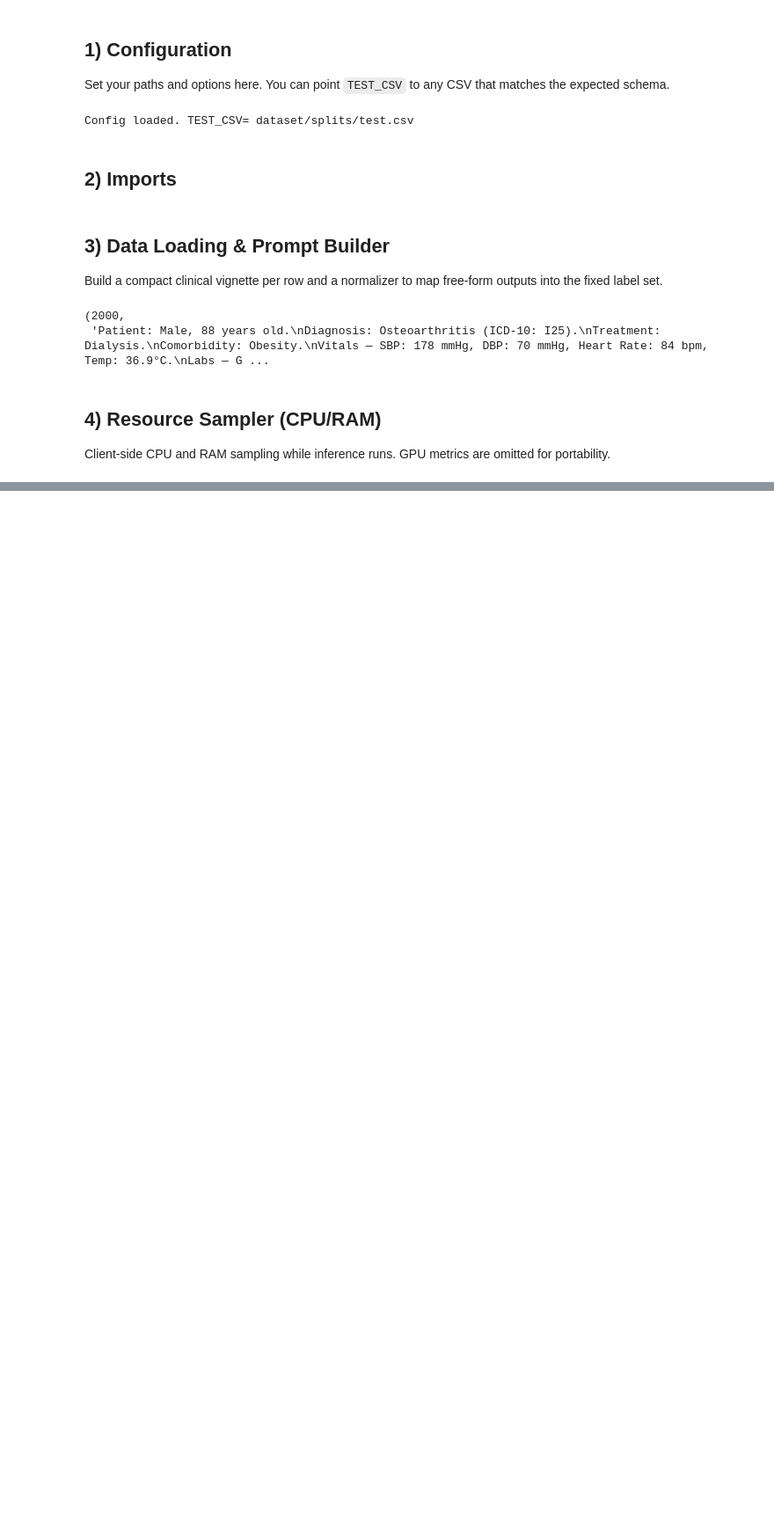
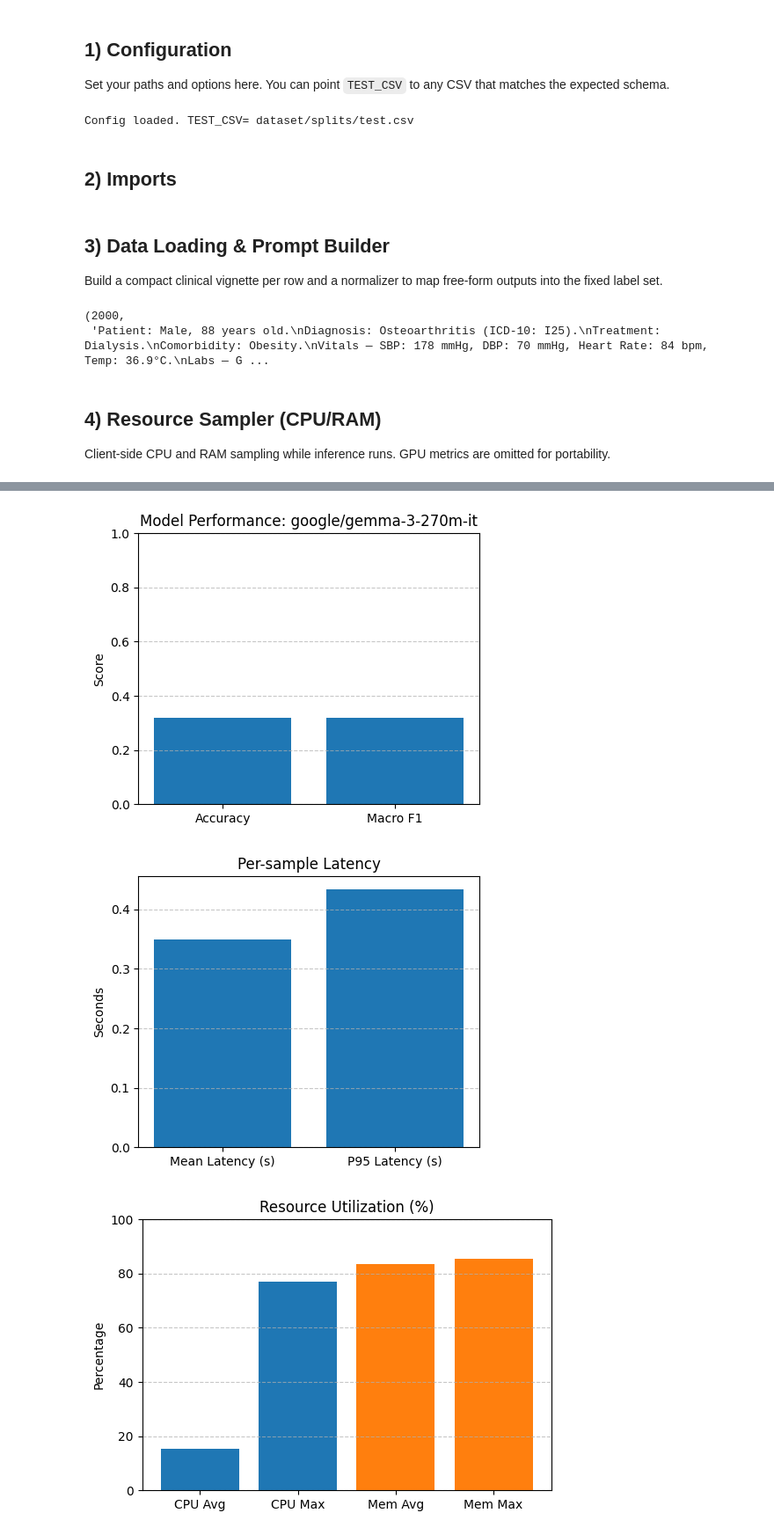
Before and after one commit to Nit-1997/Clinical-Result-Prediction-Fine-Tuned-Models, a Jupyter notebook: inference_generator.ipynb, the cells around one changed output, grey strips where cells are left out. Shown: that part at 88% size. Saved outputs shown, nothing was run; the diff lists cells and outputs as text; code cells hidden in the pictures; blank space fills up the shorter version.

```diff
--- a/inference_generator.ipynb
+++ b/inference_generator.ipynb
@@ -298,0 +328,50 @@ weighted avg       0.23      0.33      0.20      2000
+# %%
+file_path = "dataset/eval_reports/google_gemma-3-270m-it-inference-evaluation.json"
+
+# --- Load JSON ---
+if not os.path.exists(file_path):
+    raise FileNotFoundError(f"File not found: {file_path}")
+
+with open(file_path, "r") as f:
+    data = json.load(f)
+
+
+# --- Plot 1: Accuracy and F1 ---
+plt.figure(figsize=(5, 4))
+plt.bar(['Accuracy', 'Macro F1'], [data["accuracy"], data["macro_f1"]])
+plt.title(f'Model Performance: {data["model_id"]}')
+plt.ylabel('Score')
+plt.ylim(0, 1)
+plt.grid(axis='y', linestyle='--', alpha=0.7)
+plt.show()
+
+# --- Plot 2: Latency stats ---
+plt.figure(figsize=(5, 4))
+plt.bar(['Mean Latency (s)', 'P95 Latency (s)'],
+        [data["per_sample_latency_sec_mean"], data["per_sample_latency_sec_p95"]])
+plt.title('Per-sample Latency')
+plt.ylabel('Seconds')
+plt.grid(axis='y', linestyle='--', alpha=0.7)
+plt.show()
+
+# --- Plot 3: Resource usage ---
+resource = data["resource_stats"]
+labels = ['CPU Avg', 'CPU Max', 'Mem Avg', 'Mem Max']
+values = [resource["cpu_percent_avg"], resource["cpu_percent_max"],
+          resource["mem_percent_avg"], resource["mem_percent_max"]]
+
+plt.figure(figsize=(6, 4))
+plt.bar(labels, values, color=['#1f77b4', '#1f77b4', '#ff7f0e', '#ff7f0e'])
+plt.title('Resource Utilization (%)')
+plt.ylabel('Percentage')
+plt.ylim(0, 100)
+plt.grid(axis='y', linestyle='--', alpha=0.7)
+plt.show()
+
+# --- Optional: Print classification report ---
+print("📊 Classification Report:")
+print(data["report"])
+# %% [output]
+[figure, added]
+[figure, added]
+[figure, added]
```
Also changed, not shown: parts of 14 cells of this notebook, 2 other files.
